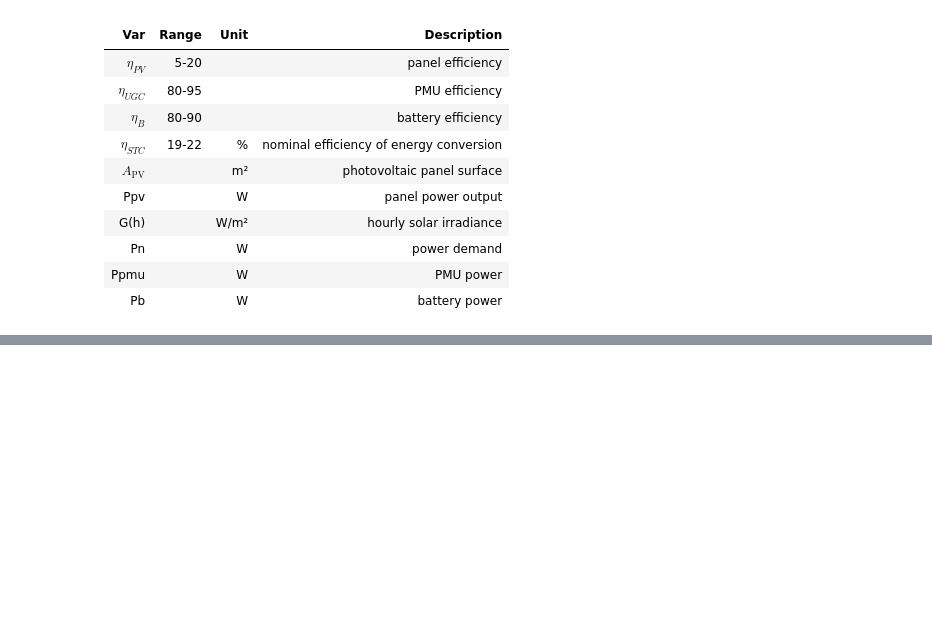
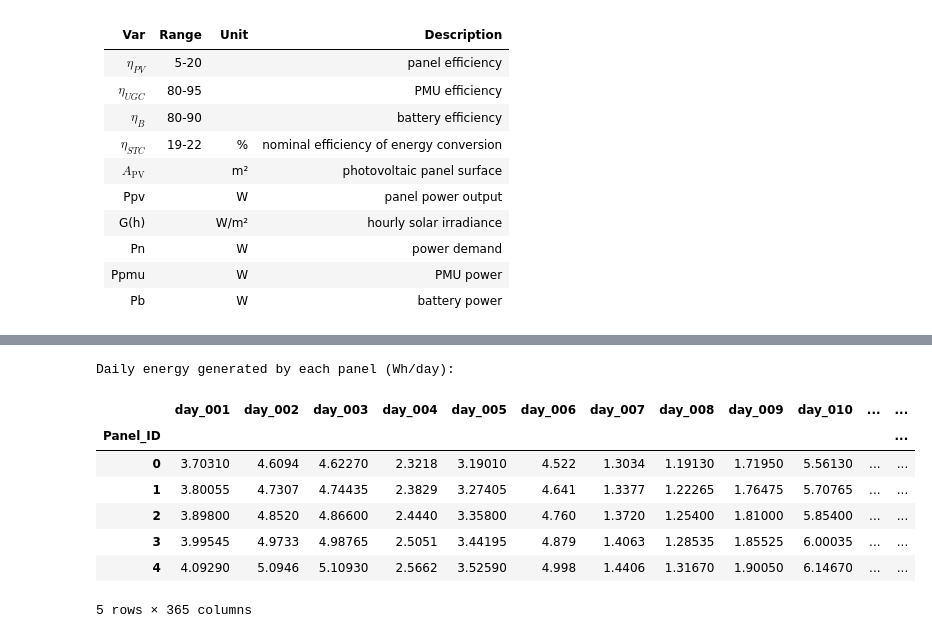
Before and after one commit to UCLM-ARCO/oasis-ehs, a Jupyter notebook: dataset.ipynb, the cells around one changed output, grey strips where cells are left out. Saved outputs shown, nothing was run; the diff lists cells and outputs as text; code cells hidden in the pictures; blank space fills up the shorter version.

```diff
--- a/dataset.ipynb
+++ b/dataset.ipynb
@@ -639,0 +181,20 @@ Primeros 5 paneles en hora de máxima irradiancia (hora 6):
+# %%
+# Calculate daily energy generated by each panel (Wh/day)
+num_days = len(panel_powers.columns) // 24
+day_labels = [f"day_{(i//24+1):03d}" for i in range(len(panel_powers.columns))]
+panel_daily_energy = panel_powers.copy()
+panel_daily_energy.columns = day_labels
+panel_daily_energy = panel_daily_energy.T.groupby(level=0).sum().T
+panel_daily_energy.index = panels_df['Panel_ID']
+print("Daily energy generated by each panel (Wh/day):")
+display(panel_daily_energy.head())
+# %% [output]
+Daily energy generated by each panel (Wh/day):
+|  | day_001 | day_002 | day_003 | day_004 | day_005 | day_006 | day_007 | day_008 | day_009 | day_010 | ... | ... |
+| Panel_ID |  |  |  |  |  |  |  |  |  |  |  | ... |
+| 0 | 3.70310 | 4.6094 | 4.62270 | 2.3218 | 3.19010 | 4.522 | 1.3034 | 1.19130 | 1.71950 | 5.56130 | ... | ... |
+| 1 | 3.80055 | 4.7307 | 4.74435 | 2.3829 | 3.27405 | 4.641 | 1.3377 | 1.22265 | 1.76475 | 5.70765 | ... | ... |
+| 2 | 3.89800 | 4.8520 | 4.86600 | 2.4440 | 3.35800 | 4.760 | 1.3720 | 1.25400 | 1.81000 | 5.85400 | ... | ... |
+| 3 | 3.99545 | 4.9733 | 4.98765 | 2.5051 | 3.44195 | 4.879 | 1.4063 | 1.28535 | 1.85525 | 6.00035 | ... | ... |
+| 4 | 4.09290 | 5.0946 | 5.10930 | 2.5662 | 3.52590 | 4.998 | 1.4406 | 1.31670 | 1.90050 | 6.14670 | ... | ... |
+5 rows × 365 columns
```
Also changed, not shown: parts of 23 cells of this notebook.
